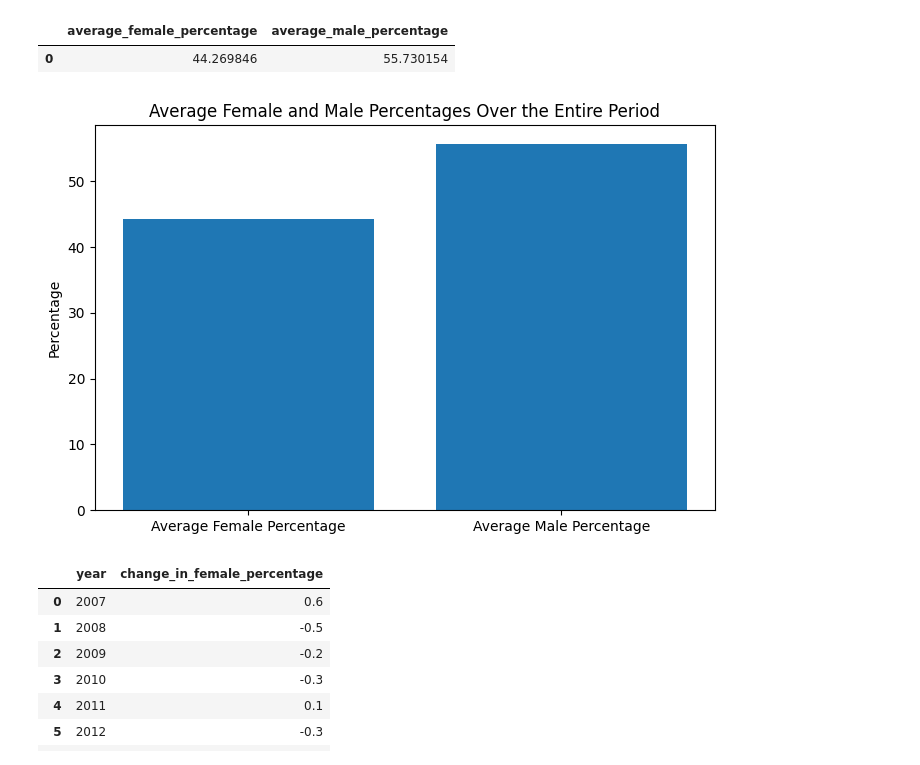
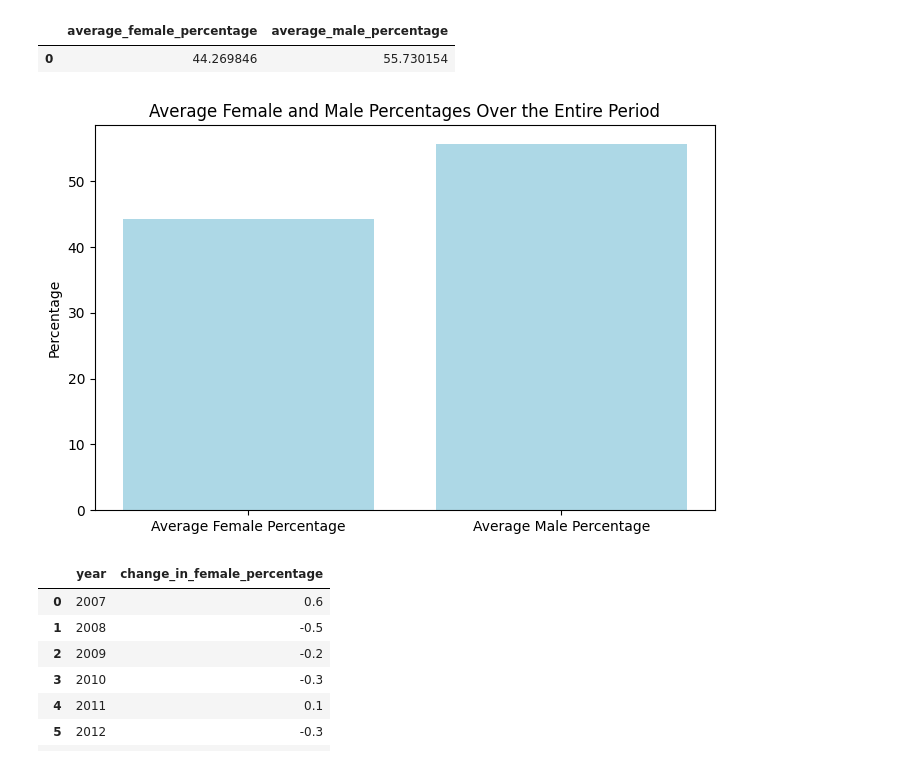
Before and after one commit to mirna1983/Global-Student-Diversity-Insights, a Jupyter notebook: Project.ipynb, the cells around one changed output. Drawn from its saved outputs; the diff is of its cells as text; code cells hidden in the pictures.

```diff
--- a/Project.ipynb
+++ b/Project.ipynb
@@ -419,14 +419,14 @@ average_gender_percentage
 # %%
 # Plot Average Female and Male Percentages
 plt.figure(figsize=(8, 5))
 plt.bar(['Average Female Percentage', 'Average Male Percentage'],
         [average_gender_percentage['average_female_percentage'].iloc[0],
-         average_gender_percentage['average_male_percentage'].iloc[0]])
+         average_gender_percentage['average_male_percentage'].iloc[0]], color = 'lightblue')
 plt.title('Average Female and Male Percentages Over the Entire Period')
 plt.ylabel('Percentage')
 plt.show()
 # %% [output]
-[figure, old version]
+[figure, new version]
 # %%
 # Yearly Change in Female Percentage:
 yearly_change =  pd.read_sql_query(
```
Also changed, not shown: parts of 7 cells of this notebook.
